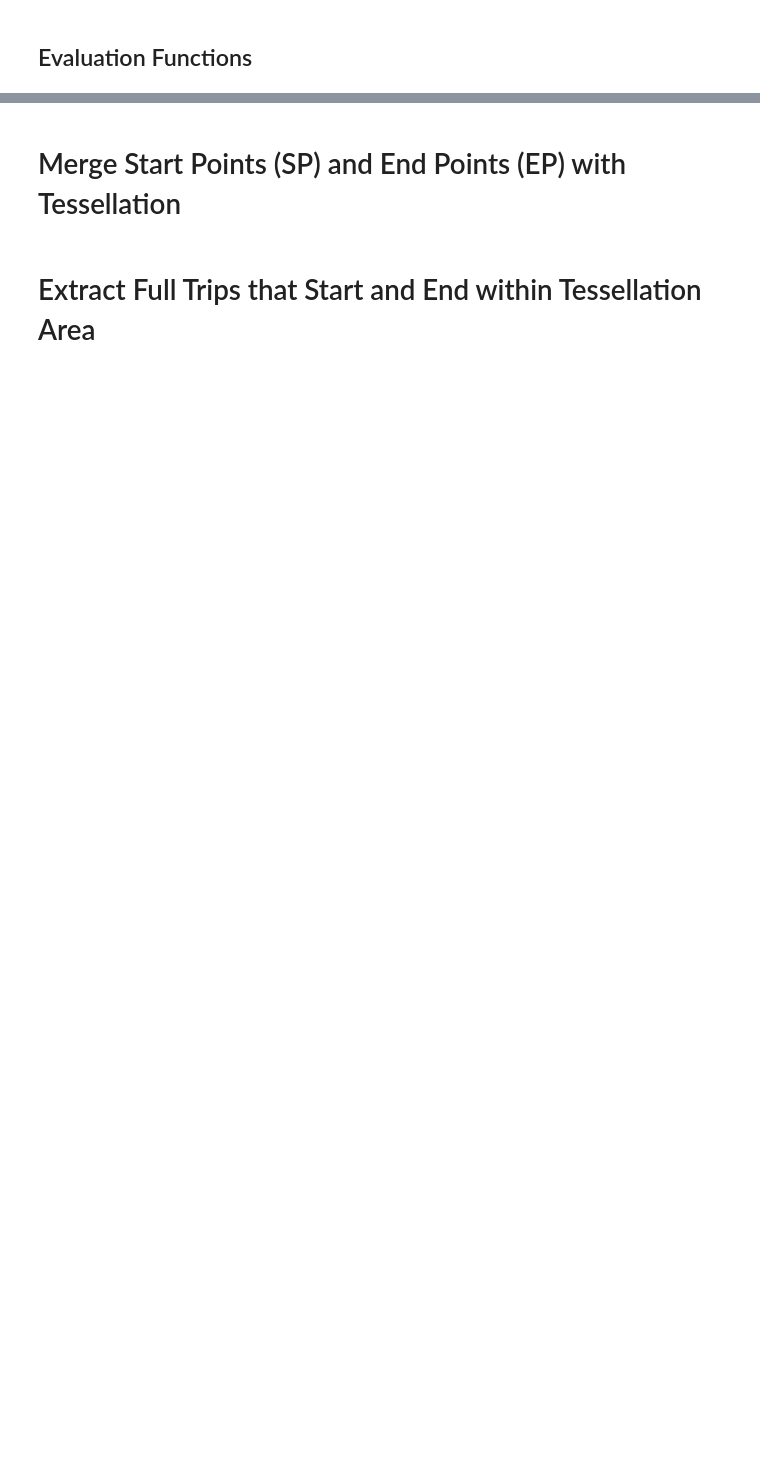
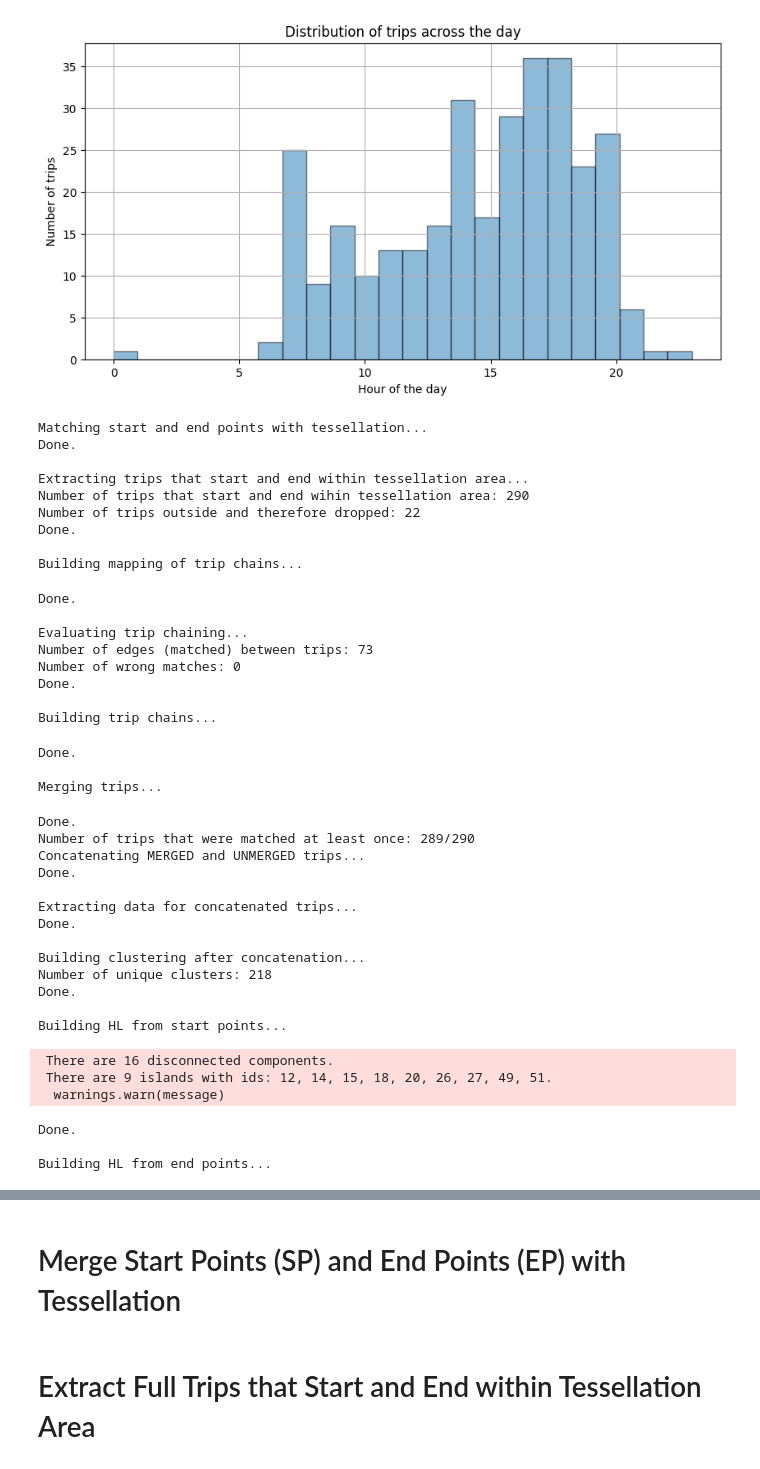
Before and after one commit to benediktstroebl/Master-Thesis, a Jupyter notebook: Geolife/attack_geolife.ipynb, the cells around one changed output, grey strips where cells are left out. Drawn from its saved outputs; the diff is of its cells as text; code cells hidden in the pictures; blank space fills up the shorter version.

Commit message:
geolife utils

```diff
--- a/Geolife/attack_geolife.ipynb
+++ b/Geolife/attack_geolife.ipynb
@@ -18,4 +17,4 @@ import load_geolife
 # %%
 # Load preprocessed data
-raw_full_trip_gdf, raw_trip_sp_gdf, raw_trip_ep_gdf, tesselation_gdf = load_geolife.geolife_raw_full_trip_gdf, load_geolife.geolife_raw_sp_gdf, load_geolife.geolife_raw_ep_gdf, load_geolife.geolife_tesselation_gdf
+raw_full_trip_gdf, raw_trip_sp_gdf, raw_trip_ep_gdf, tesselation_gdf = dl.load_geolife(only_toy_data=True)
 assert len(raw_full_trip_gdf) == len(raw_trip_sp_gdf) == len(raw_trip_ep_gdf)
@@ -22,6 +43,43 @@ assert len(raw_full_trip_gdf) == len(raw_trip_sp_gdf) == len(raw_trip_ep_gdf)
-# %%
-# Select n random person ids from the dataset
-n_users = 4
-raw_full_trip_gdf, raw_trip_sp_gdf, raw_trip_ep_gdf = attack.select_n_random_users_from_dataframes(n_users, raw_full_trip_gdf, raw_trip_sp_gdf, raw_trip_ep_gdf)
-# %% [markdown]
-## Evaluation Functions
+# %%
+attack.run_full_attack(raw_full_trip_gdf, raw_trip_sp_gdf, raw_trip_ep_gdf, tesselation_gdf)
+# %% [output]
+[figure, added]
+Matching start and end points with tessellation...
+Done.
+
+Extracting trips that start and end within tessellation area...
+Number of trips that start and end wihin tessellation area: 290
+Number of trips outside and therefore dropped: 22
+Done.
+
+Building mapping of trip chains...
+Done.
+
+Evaluating trip chaining...
+Number of edges (matched) between trips: 73
+Number of wrong matches: 0
+Done.
+
+Building trip chains...
+Done.
+
+Merging trips...
+Done.
+Number of trips that were matched at least once: 289/290
+Concatenating MERGED and UNMERGED trips...
+Done.
+
+Extracting data for concatenated trips...
+Done.
+
+Building clustering after concatenation...
+Number of unique clusters: 218
+Done.
+
+Building HL from start points...
+ There are 16 disconnected components.
+ There are 9 islands with ids: 12, 14, 15, 18, 20, 26, 27, 49, 51.
+  warnings.warn(message)
+Done.
+
+Building HL from end points...
```
Also changed, not shown: parts of 22 cells of this notebook, 3 other files.
